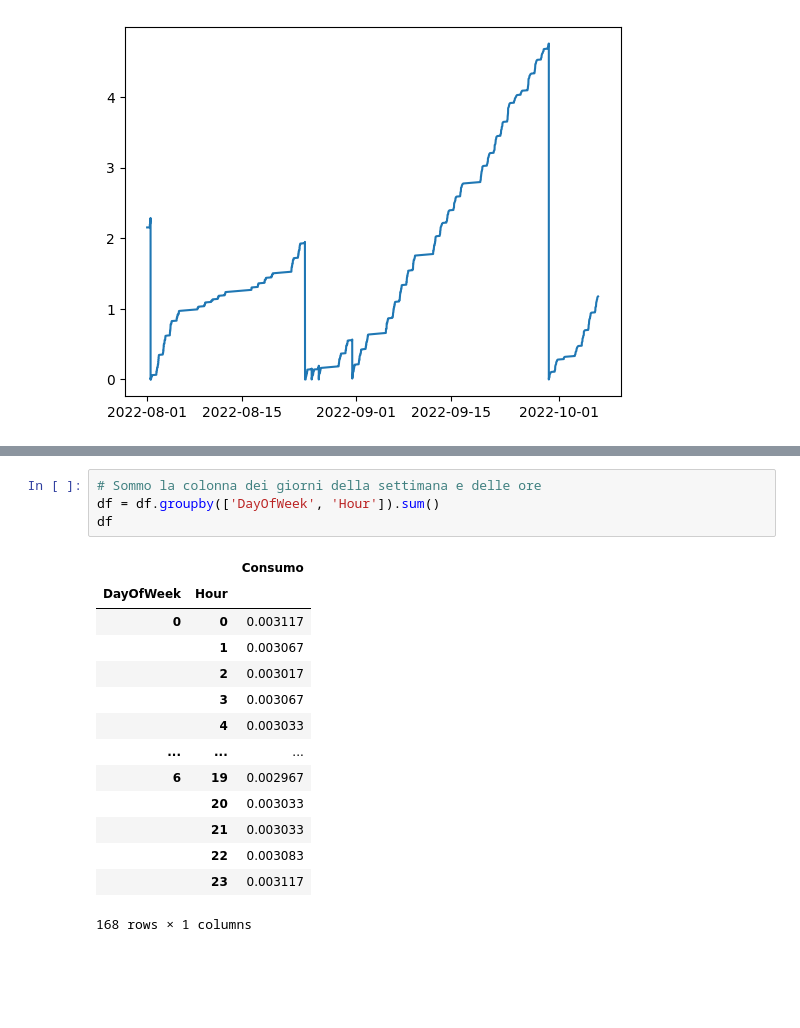
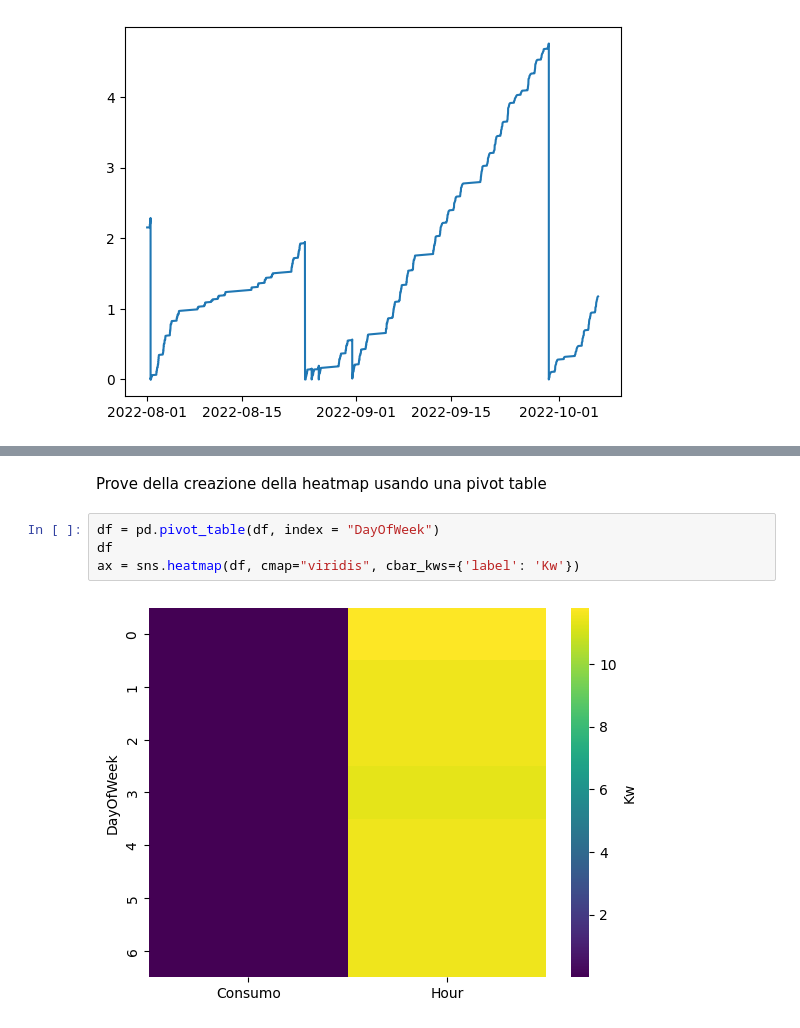
Before and after one commit to Marawan89/bigData_project, a Jupyter notebook: coffee_machine_heatmap.ipynb, the cells around one changed output, grey strips where cells are left out. Saved outputs shown, nothing was run; the diff lists cells and outputs as text; blank space fills up the shorter version.

```diff
--- a/coffee_machine_heatmap.ipynb
+++ b/coffee_machine_heatmap.ipynb
@@ -164,19 +178,8 @@ Consumo_ora
-# %%
-# Sommo la colonna dei giorni della settimana e delle ore
-df = df.groupby(['DayOfWeek', 'Hour']).sum()
-df
-# %% [output]
-|  |  | Consumo |
-| DayOfWeek | Hour |  |
-| 0 | 0 | 0.003117 |
-|  | 1 | 0.003067 |
-|  | 2 | 0.003017 |
-|  | 3 | 0.003067 |
-|  | 4 | 0.003033 |
-| ... | ... | ... |
-| 6 | 19 | 0.002967 |
-|  | 20 | 0.003033 |
-|  | 21 | 0.003033 |
-|  | 22 | 0.003083 |
-|  | 23 | 0.003117 |
-168 rows × 1 columns
+# %% [markdown]
+Prove della creazione della heatmap usando una pivot table
+# %%
+df = pd.pivot_table(df, index = "DayOfWeek")
+df
+ax = sns.heatmap(df, cmap="viridis", cbar_kws={'label': 'Kw'})
+# %% [output]
+[figure, added]
```
Also changed, not shown: parts of 17 cells of this notebook.
